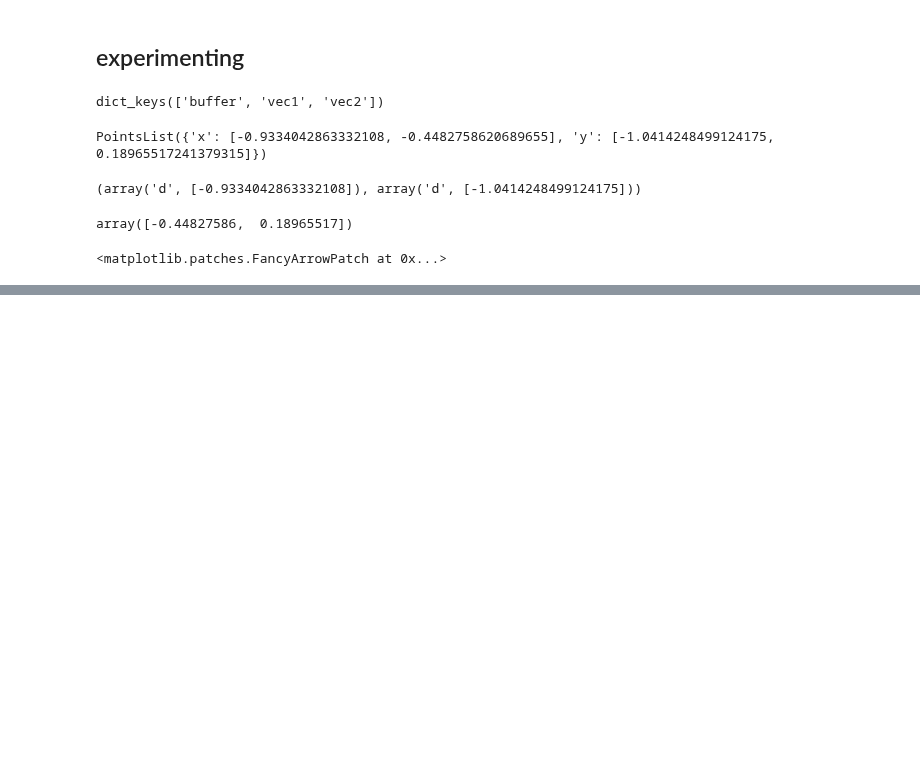
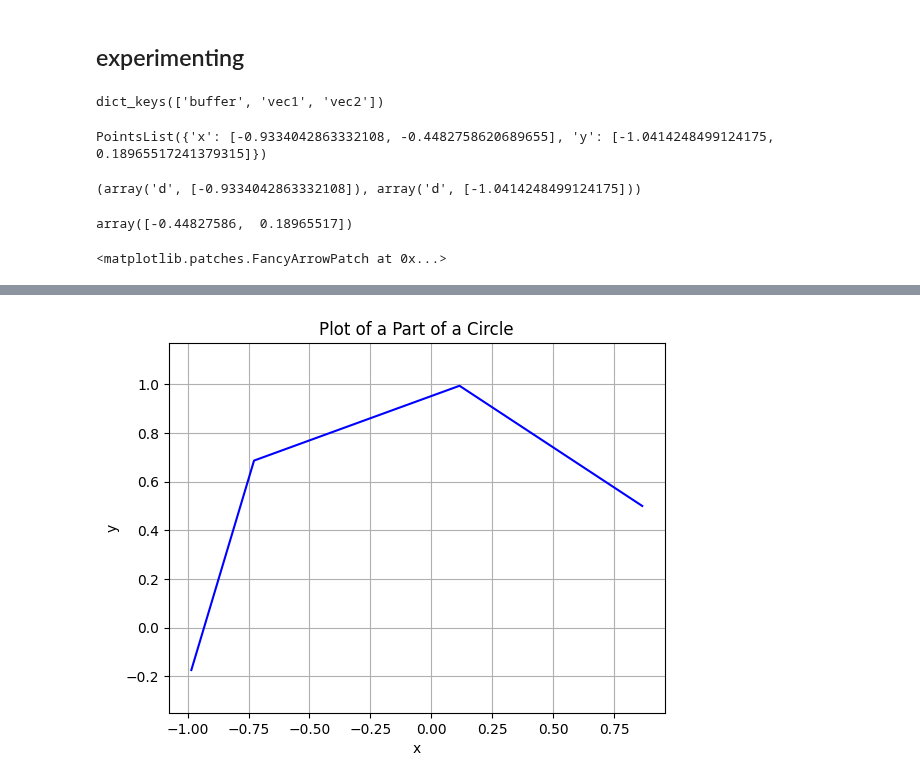
Before and after one commit to juliet29/bisht2022, a Jupyter notebook: test22_four_comp_curves.ipynb, the cells around one changed output, grey strips where cells are left out. Cells and saved outputs as stored; diff of their text form; code cells hidden in the pictures; blank space fills up the shorter version.

Commit message:
start new crossing min approach

```diff
--- a/test22_four_comp_curves.ipynb
+++ b/test22_four_comp_curves.ipynb
@@ -83,0 +106,42 @@ ax.add_patch(fe.curve)
+# %%
+## GET ARC
+# Center coordinates of the circle
+h = 0
+k = 0
+
+# Radius of the circle
+r = 1
+
+# Define the range of angles in degrees
+start_angle = 30  # Start angle in degrees
+end_angle = 190   # End angle in degrees
+
+# Convert angles to radians
+theta_start = np.deg2rad(start_angle)
+theta_end = np.deg2rad(end_angle)
+
+# Generate values for theta within the specified range
+theta = np.linspace(theta_start, theta_end, 4)
+
+# Calculate corresponding x and y values using parametric equations
+x = h + r * np.cos(theta)
+y = k + r * np.sin(theta)
+
+# Plot the part of the circle
+plt.plot(x, y, color='b')
+
+# Set equal aspect ratio to ensure the circle is not distorted
+plt.axis('equal')
+
+# Label the axes
+plt.xlabel('x')
+plt.ylabel('y')
+
+# Add a title
+plt.title('Plot of a Part of a Circle')
+
+# Show the plot
+plt.grid()
+plt.show()
+# %% [output]
+[figure, added]
```
Also changed, not shown: parts of 7 cells of this notebook, 4 other files.
